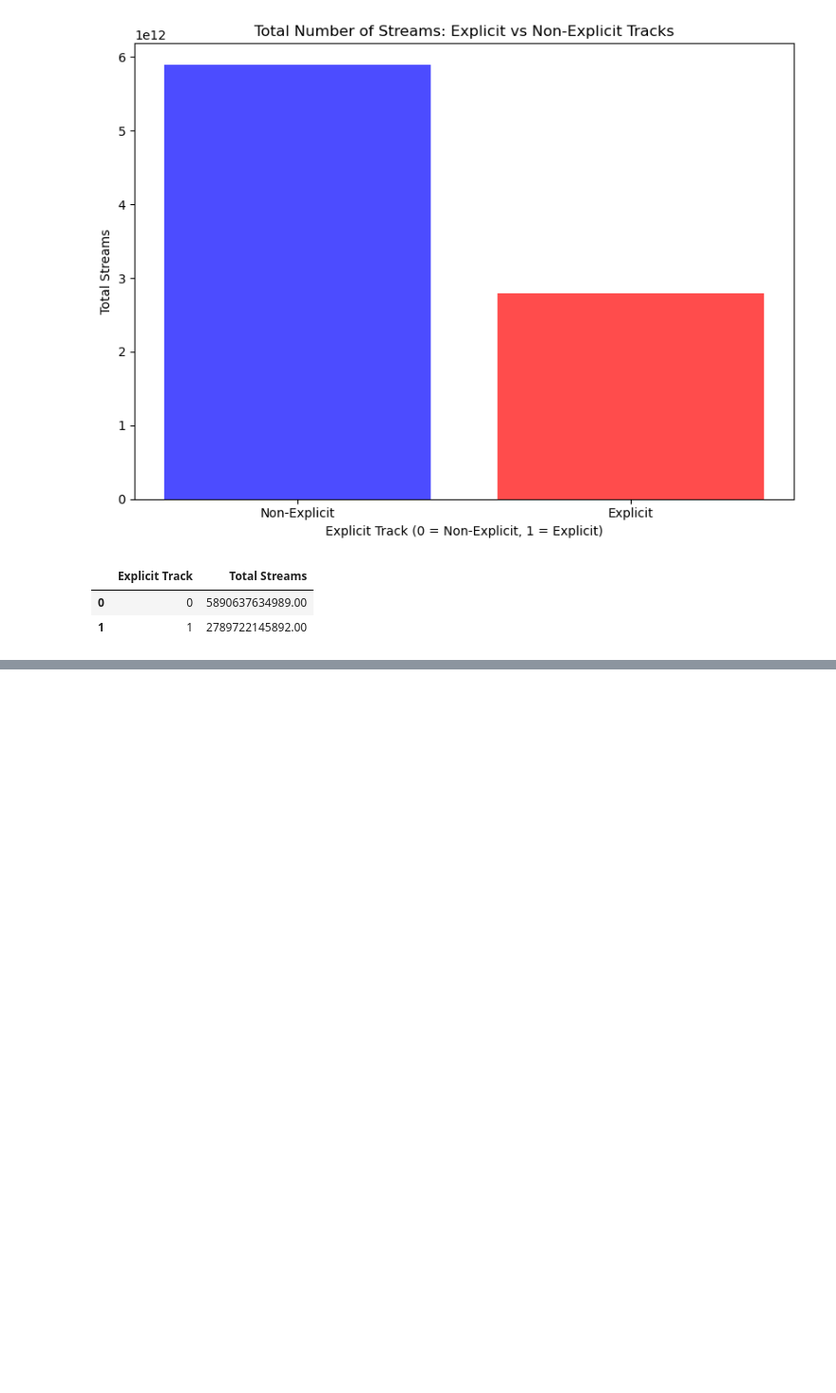
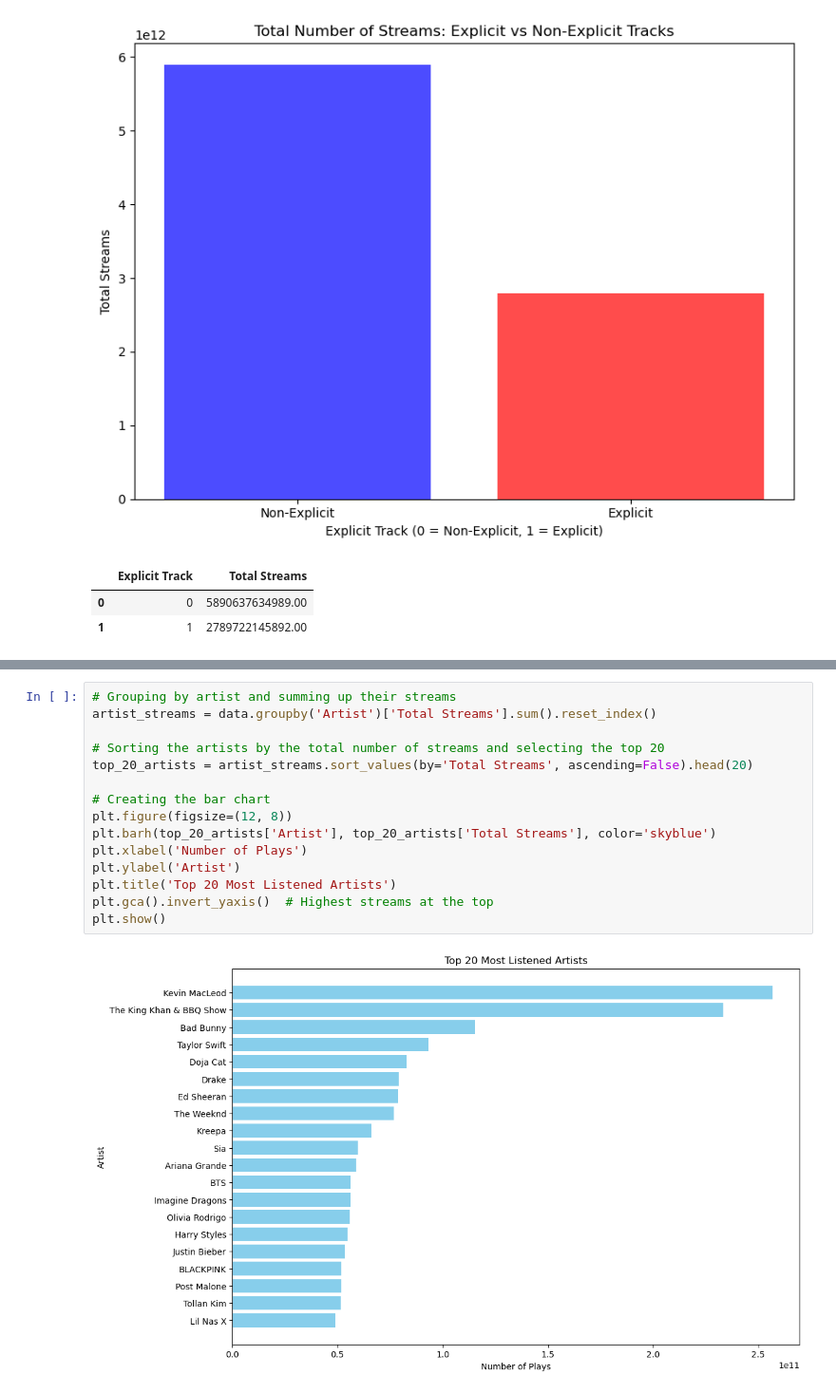
Before and after one commit to FloBeep/Project_1_2024_Songs, a Jupyter notebook: most streamed songs/2024 Most Streamed Songs Analysis - Florian.ipynb, the cells around one changed output, grey strips where cells are left out. Shown at 95% size. Saved outputs shown, nothing was run; the diff lists cells and outputs as text; blank space fills up the shorter version.

```diff
--- a/most streamed songs/2024 Most Streamed Songs Analysis - Florian.ipynb
+++ b/most streamed songs/2024 Most Streamed Songs Analysis - Florian.ipynb
@@ -269,0 +273,17 @@ ValueError: The truth value of an array with more than one element is ambiguous.
+# %%
+# Grouping by artist and summing up their streams
+artist_streams = data.groupby('Artist')['Total Streams'].sum().reset_index()
+
+# Sorting the artists by the total number of streams and selecting the top 20
+top_20_artists = artist_streams.sort_values(by='Total Streams', ascending=False).head(20)
+
+# Creating the bar chart
+plt.figure(figsize=(12, 8))
+plt.barh(top_20_artists['Artist'], top_20_artists['Total Streams'], color='skyblue')
+plt.xlabel('Number of Plays')
+plt.ylabel('Artist')
+plt.title('Top 20 Most Listened Artists')
+plt.gca().invert_yaxis()  # Highest streams at the top
+plt.show()
+# %% [output]
+[figure, added]
```
Also changed, not shown: parts of 7 cells of this notebook.
